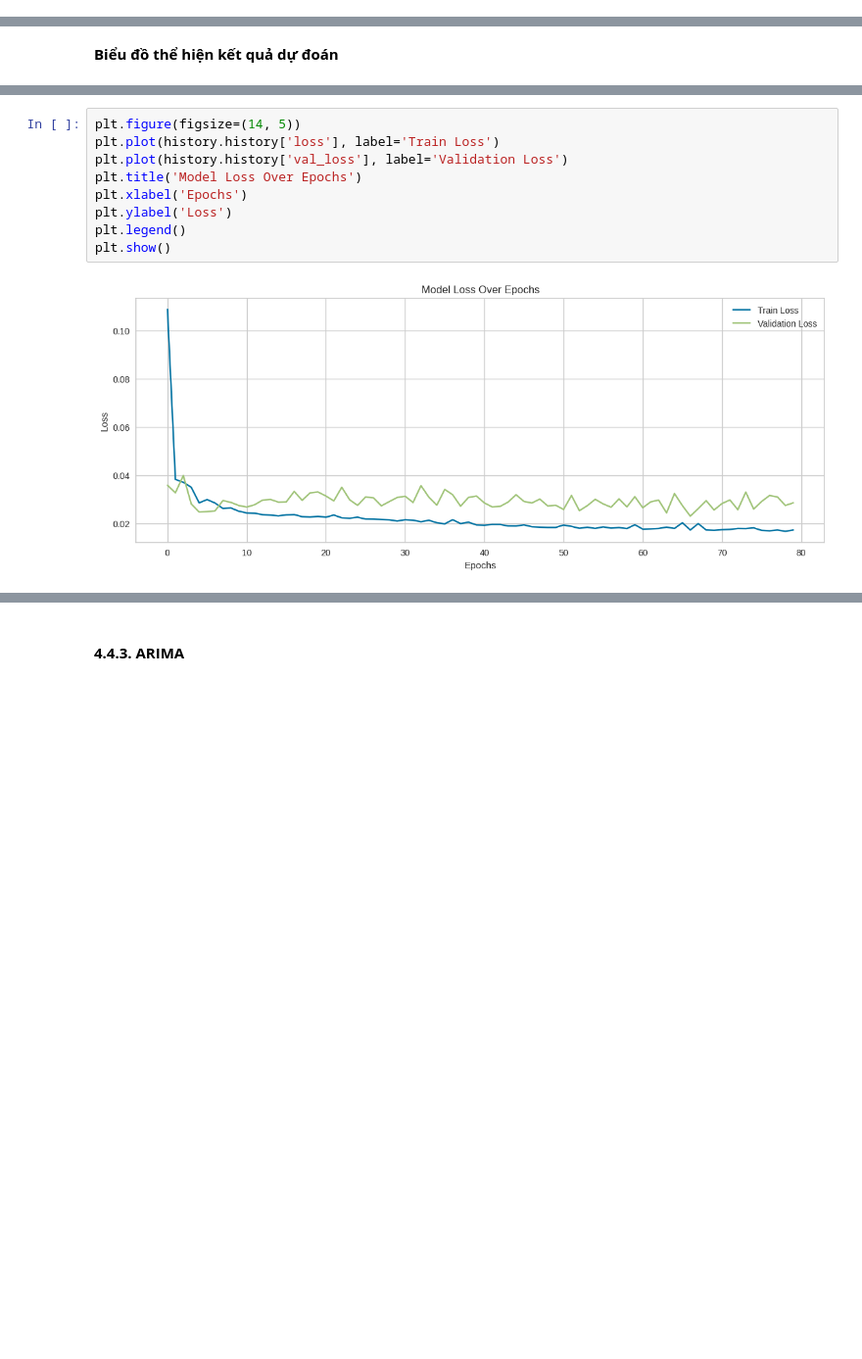
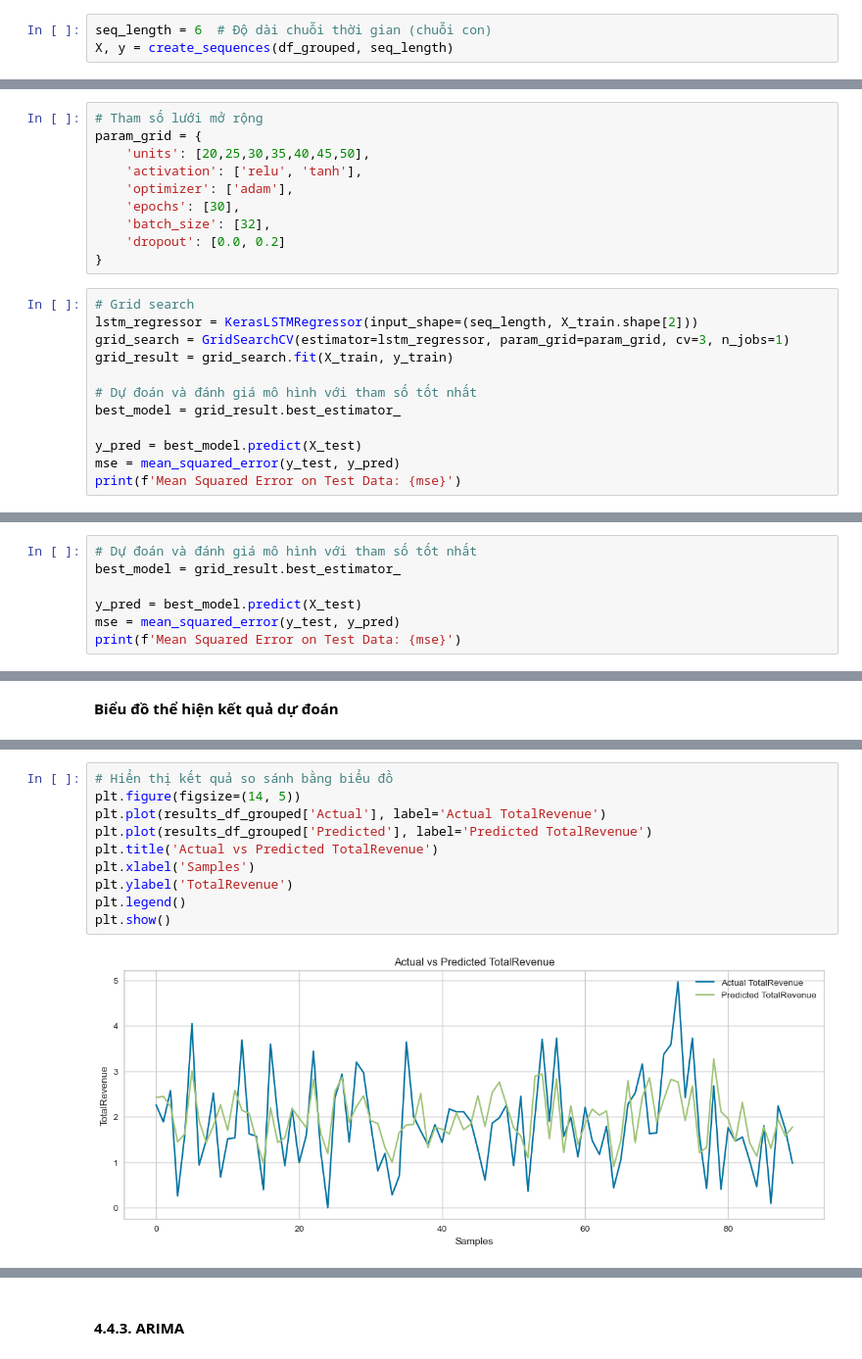
Before and after one commit to ngoctrang315/Data-Mining-Project, a Jupyter notebook: DataMiningNhom4.ipynb, the cells around one changed output, grey strips where cells are left out. Shown at 98% size. Cells and saved outputs as stored; diff of their text form; blank space fills up the shorter version.

Commit message:
update LSTM, ARIMA

```diff
--- a/DataMiningNhom4.ipynb
+++ b/DataMiningNhom4.ipynb
@@ -1005,0 +958,3 @@ Mean Squared Error on Test Data: 0.023320882196710645
+# %%
+seq_length = 6  # Độ dài chuỗi thời gian (chuỗi con)
+X, y = create_sequences(df_grouped, seq_length)
@@ -1005,0 +993,22 @@ Mean Squared Error on Test Data: 0.023320882196710645
+# %%
+# Tham số lưới mở rộng
+param_grid = {
+    'units': [20,25,30,35,40,45,50],
+    'activation': ['relu', 'tanh'],
+    'optimizer': ['adam'],
+    'epochs': [30],
+    'batch_size': [32],
+    'dropout': [0.0, 0.2]
+}
+# %%
+# Grid search
+lstm_regressor = KerasLSTMRegressor(input_shape=(seq_length, X_train.shape[2]))
+grid_search = GridSearchCV(estimator=lstm_regressor, param_grid=param_grid, cv=3, n_jobs=1)
+grid_result = grid_search.fit(X_train, y_train)
+
+# Dự đoán và đánh giá mô hình với tham số tốt nhất
+best_model = grid_result.best_estimator_
+
+y_pred = best_model.predict(X_test)
+mse = mean_squared_error(y_test, y_pred)
+print(f'Mean Squared Error on Test Data: {mse}')
@@ -1005,0 +1038,7 @@ Mean Squared Error on Test Data: 0.023320882196710645
+# %%
+# Dự đoán và đánh giá mô hình với tham số tốt nhất
+best_model = grid_result.best_estimator_
+
+y_pred = best_model.predict(X_test)
+mse = mean_squared_error(y_test, y_pred)
+print(f'Mean Squared Error on Test Data: {mse}')
@@ -1008,11 +1067,12 @@ Mean Squared Error on Test Data: 0.023320882196710645
 # %%
+# Hiển thị kết quả so sánh bằng biểu đồ
 plt.figure(figsize=(14, 5))
-plt.plot(history.history['loss'], label='Train Loss')
-plt.plot(history.history['val_loss'], label='Validation Loss')
-plt.title('Model Loss Over Epochs')
-plt.xlabel('Epochs')
-plt.ylabel('Loss')
+plt.plot(results_df_grouped['Actual'], label='Actual TotalRevenue')
+plt.plot(results_df_grouped['Predicted'], label='Predicted TotalRevenue')
+plt.title('Actual vs Predicted TotalRevenue')
+plt.xlabel('Samples')
+plt.ylabel('TotalRevenue')
 plt.legend()
 plt.show()
 # %% [output]
-[figure, old version]
+[figure, new version]
```
Also changed, not shown: parts of 44 cells of this notebook, 1 other file.
